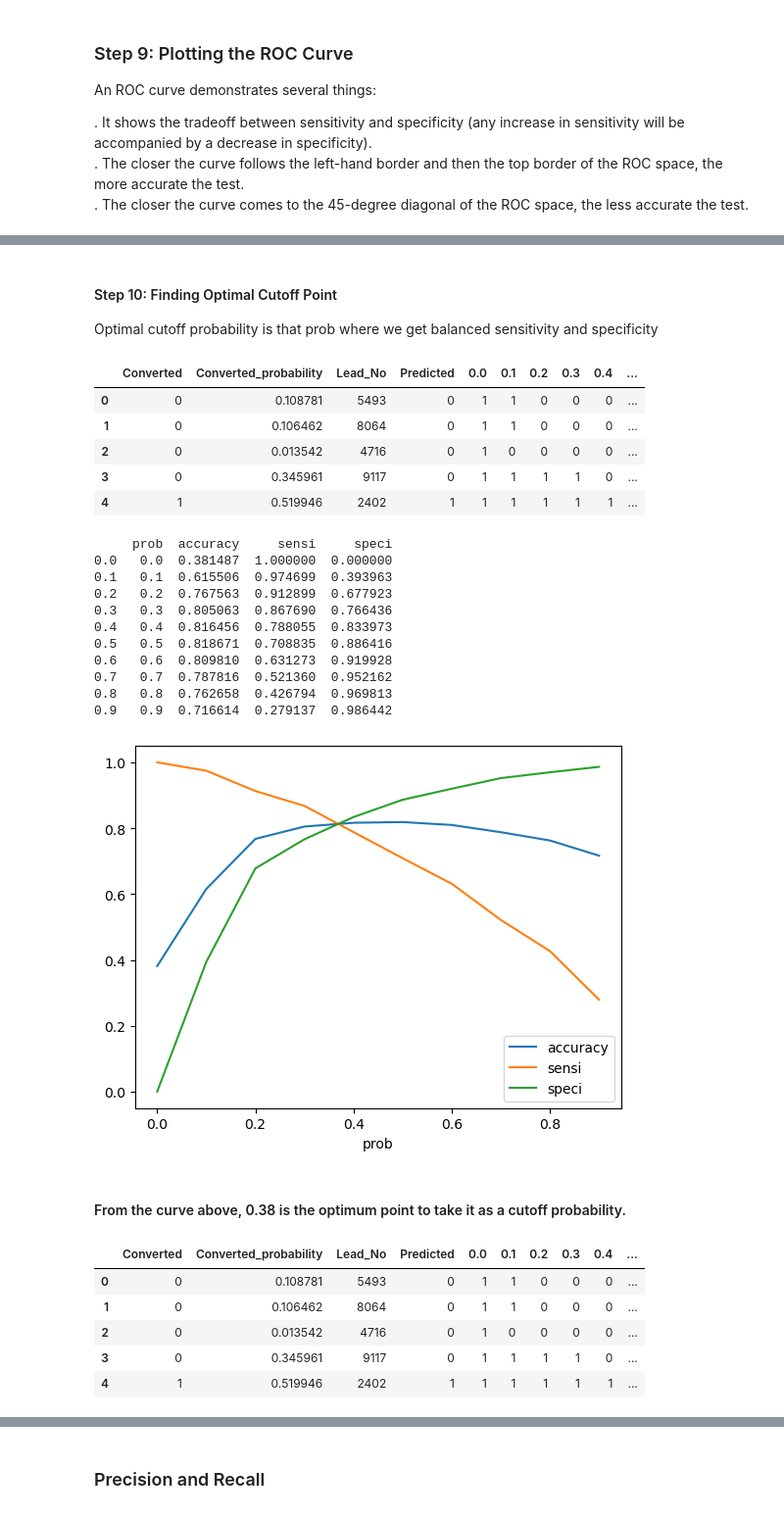
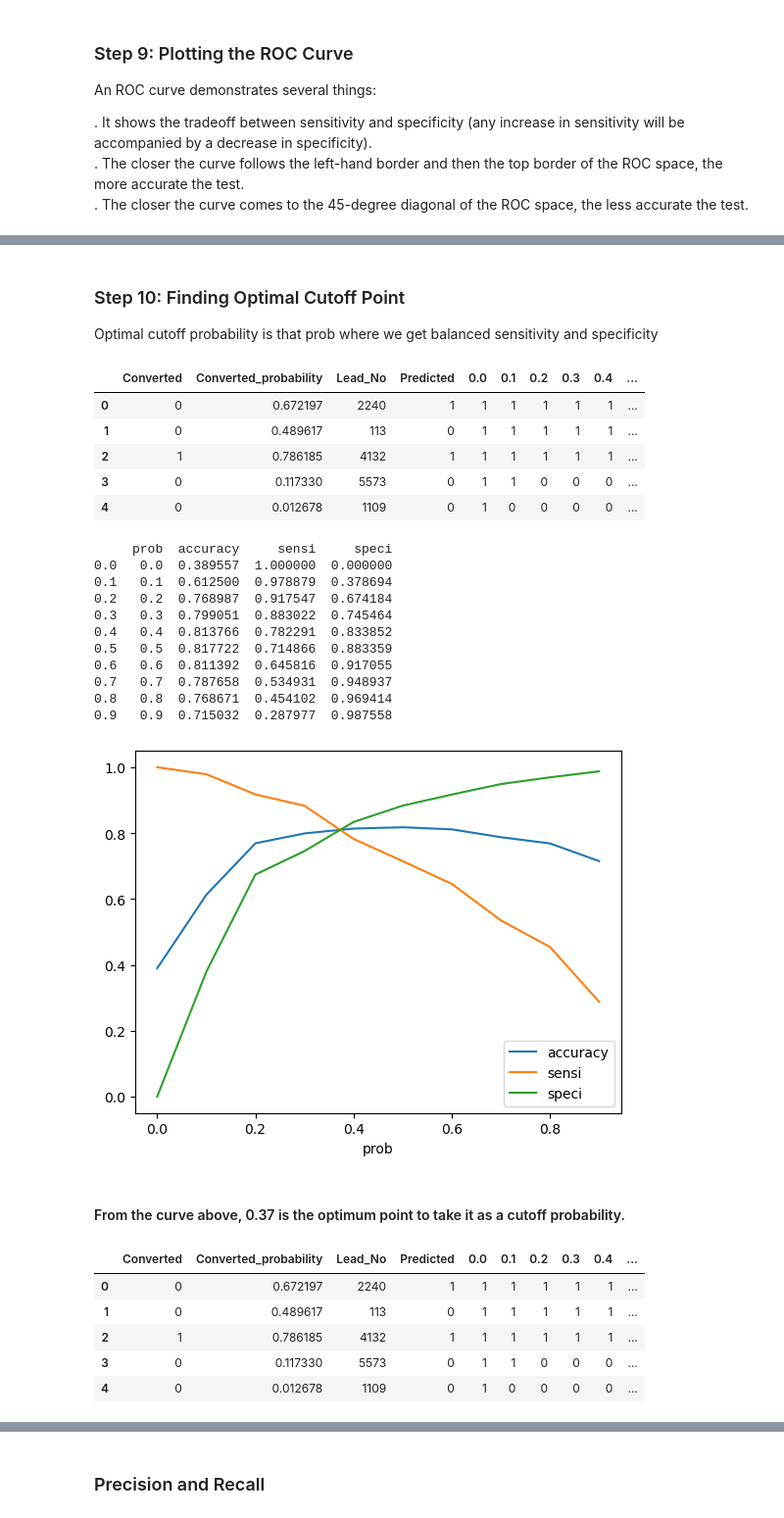
Before and after one commit to yuvarajgb/Lead_Score_Case_Study, a Jupyter notebook: Lead Scoring Case Study.ipynb, the cells around one changed output, grey strips where cells are left out. Shown at 98% size. Saved outputs shown, nothing was run; the diff lists cells and outputs as text; code cells hidden in the pictures.

```diff
--- a/Lead Scoring Case Study.ipynb
+++ b/Lead Scoring Case Study.ipynb
@@ -1073,7 +1078,7 @@ NotableActivity_Page Visited on Website     -1.9249      0.221     -8.704      0
 # %% [markdown]
 #### Rebuilding Model 4
 # %%
-col = col.drop('NotableActivity_Had a Phone Conversation')
+col = col.drop('Search')
 col
 # %% [output]
 Index(['Do Not Email', 'TotalVisits', 'Total Time Spent on Website',
@@ -1283,5 +1289,5 @@ draw_roc(y_train_pred_final.Converted, y_train_pred_final.Converted_probability)
 # %% [markdown]
-#### Step 10: Finding Optimal Cutoff Point
+### Step 10: Finding Optimal Cutoff Point
 Optimal cutoff probability is that prob where we get balanced sensitivity and specificity
 # %%
 # Let's create columns with different probability cutoffs
@@ -1291,11 +1297,11 @@ for i in numbers:
 y_train_pred_final.head()
 # %% [output]
 |  | Converted | Converted_probability | Lead_No | Predicted | 0.0 | 0.1 | 0.2 | 0.3 | 0.4 | ... |
-| 0 | 0 | 0.108781 | 5493 | 0 | 1 | 1 | 0 | 0 | 0 | ... |
-| 1 | 0 | 0.106462 | 8064 | 0 | 1 | 1 | 0 | 0 | 0 | ... |
-| 2 | 0 | 0.013542 | 4716 | 0 | 1 | 0 | 0 | 0 | 0 | ... |
-| 3 | 0 | 0.345961 | 9117 | 0 | 1 | 1 | 1 | 1 | 0 | ... |
-| 4 | 1 | 0.519946 | 2402 | 1 | 1 | 1 | 1 | 1 | 1 | ... |
+| 0 | 0 | 0.672197 | 2240 | 1 | 1 | 1 | 1 | 1 | 1 | ... |
+| 1 | 0 | 0.489617 | 113 | 0 | 1 | 1 | 1 | 1 | 1 | ... |
+| 2 | 1 | 0.786185 | 4132 | 1 | 1 | 1 | 1 | 1 | 1 | ... |
+| 3 | 0 | 0.117330 | 5573 | 0 | 1 | 1 | 0 | 0 | 0 | ... |
+| 4 | 0 | 0.012678 | 1109 | 0 | 1 | 0 | 0 | 0 | 0 | ... |
 # %%
 # Now let's calculate accuracy sensitivity and specificity for various probability cutoffs.
 cutoff_df = pd.DataFrame( columns = ['prob','accuracy','sensi','speci'])
@@ -1318,35 +1324,35 @@ for i in num:
 print(cutoff_df)
 # %% [output]
      prob  accuracy     sensi     speci
-0.0   0.0  0.381487  1.000000  0.000000
-0.1   0.1  0.615506  0.974699  0.393963
-0.2   0.2  0.767563  0.912899  0.677923
-0.3   0.3  0.805063  0.867690  0.766436
-0.4   0.4  0.816456  0.788055  0.833973
-0.5   0.5  0.818671  0.708835  0.886416
-0.6   0.6  0.809810  0.631273  0.919928
-0.7   0.7  0.787816  0.521360  0.952162
-0.8   0.8  0.762658  0.426794  0.969813
-0.9   0.9  0.716614  0.279137  0.986442
+0.0   0.0  0.389557  1.000000  0.000000
+0.1   0.1  0.612500  0.978879  0.378694
+0.2   0.2  0.768987  0.917547  0.674184
+0.3   0.3  0.799051  0.883022  0.745464
+0.4   0.4  0.813766  0.782291  0.833852
+0.5   0.5  0.817722  0.714866  0.883359
+0.6   0.6  0.811392  0.645816  0.917055
+0.7   0.7  0.787658  0.534931  0.948937
+0.8   0.8  0.768671  0.454102  0.969414
+0.9   0.9  0.715032  0.287977  0.987558
 # %%
 # Let's plot accuracy sensitivity and specificity for various probabilities.
 cutoff_df.plot.line(x='prob', y=['accuracy','sensi','speci'])
 plt.show()
 # %% [output]
-[figure, old version]
+[figure, new version]
 # %% [markdown]
-#### From the curve above, 0.38 is the optimum point to take it as a cutoff probability.
+#### From the curve above, 0.37 is the optimum point to take it as a cutoff probability.
 # %%
-y_train_pred_final['final_predicted'] = y_train_pred_final.Converted_probability.map( lambda x: 1 if x > 0.38 else 0)
+y_train_pred_final['final_predicted'] = y_train_pred_final.Converted_probability.map( lambda x: 1 if x > 0.37 else 0)
 
 y_train_pred_final.head()
 # %% [output]
 |  | Converted | Converted_probability | Lead_No | Predicted | 0.0 | 0.1 | 0.2 | 0.3 | 0.4 | ... |
-| 0 | 0 | 0.108781 | 5493 | 0 | 1 | 1 | 0 | 0 | 0 | ... |
-| 1 | 0 | 0.106462 | 8064 | 0 | 1 | 1 | 0 | 0 | 0 | ... |
-| 2 | 0 | 0.013542 | 4716 | 0 | 1 | 0 | 0 | 0 | 0 | ... |
-| 3 | 0 | 0.345961 | 9117 | 0 | 1 | 1 | 1 | 1 | 0 | ... |
-| 4 | 1 | 0.519946 | 2402 | 1 | 1 | 1 | 1 | 1 | 1 | ... |
+| 0 | 0 | 0.672197 | 2240 | 1 | 1 | 1 | 1 | 1 | 1 | ... |
+| 1 | 0 | 0.489617 | 113 | 0 | 1 | 1 | 1 | 1 | 1 | ... |
+| 2 | 1 | 0.786185 | 4132 | 1 | 1 | 1 | 1 | 1 | 1 | ... |
+| 3 | 0 | 0.117330 | 5573 | 0 | 1 | 1 | 0 | 0 | 0 | ... |
+| 4 | 0 | 0.012678 | 1109 | 0 | 1 | 0 | 0 | 0 | 0 | ... |
 # %%
 # Let's check the overall accuracy.
 metrics.accuracy_score(y_train_pred_final.Converted, y_train_pred_final.final_predicted)
```
Also changed, not shown: parts of 69 cells of this notebook.
